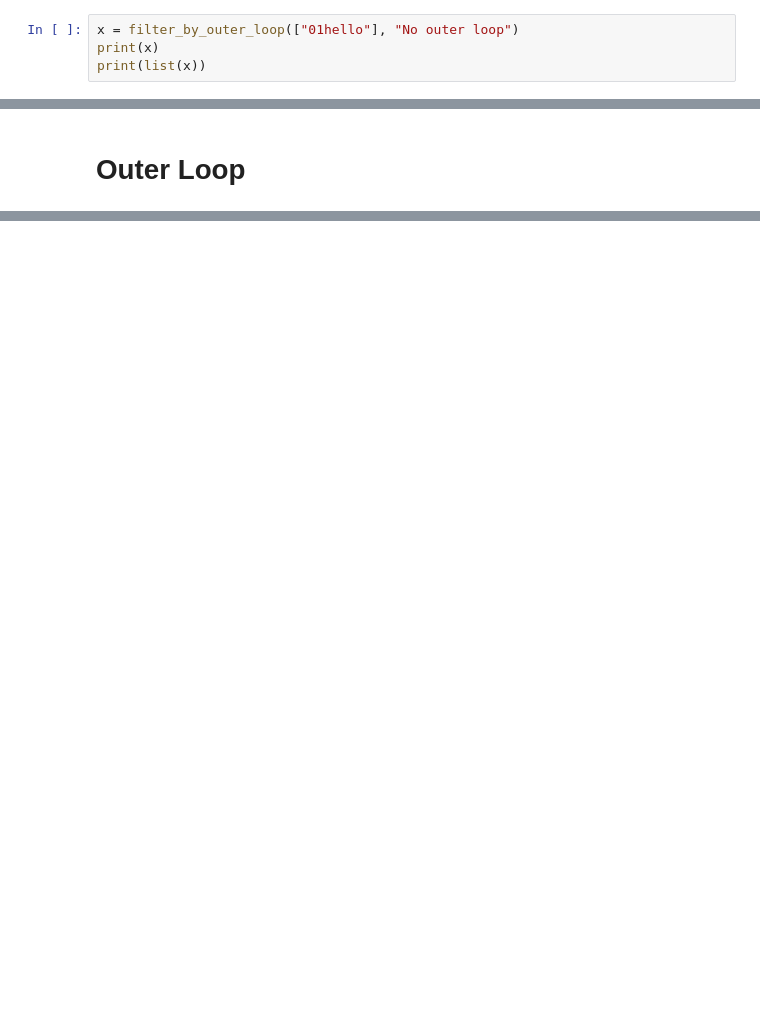
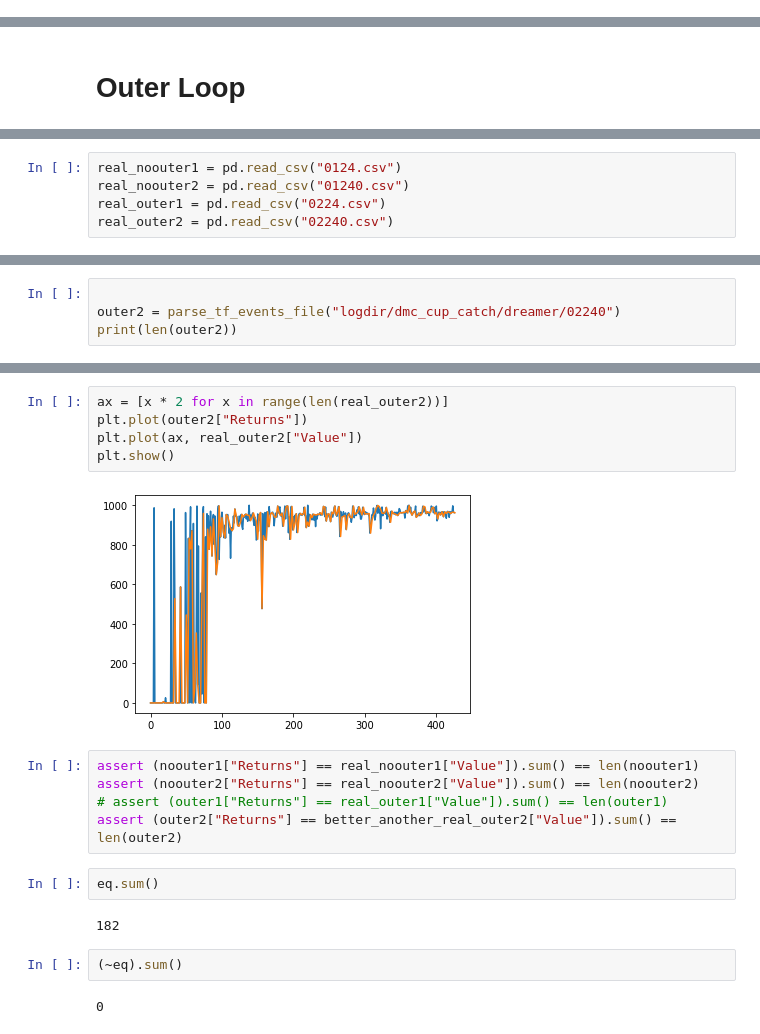
Before and after one commit to yuqingd/sim2real2sim, a Jupyter notebook: Sim2Real2Sim Plots.ipynb, the cells around one changed output, grey strips where cells are left out. Drawn from its saved outputs; the diff is of its cells as text; blank space fills up the shorter version.

```diff
--- a/Sim2Real2Sim Plots.ipynb
+++ b/Sim2Real2Sim Plots.ipynb
@@ -122,10 +154,6 @@ def filter_by_seed(files, condition):
 def filter_by_condition(files, condition):
     value = str(condition_dict[condition])
     return list(filter(lambda x: x[3] == value, files))
-# %%
-x = filter_by_outer_loop(["01hello"], "No outer loop")
-print(x)
-print(list(x))
 # %% [markdown]
 # No Outer Loop
 # %%
@@ -177,0 +307,5 @@ for condition in condition_dict.keys():
+# %%
+real_noouter1 = pd.read_csv("0124.csv")
+real_noouter2 = pd.read_csv("01240.csv")
+real_outer1 = pd.read_csv("0224.csv")
+real_outer2 = pd.read_csv("02240.csv")
@@ -177,0 +316,4 @@ for condition in condition_dict.keys():
+# %%
+
+outer2 = parse_tf_events_file("logdir/dmc_cup_catch/dreamer/02240")
+print(len(outer2))
@@ -177,0 +400,20 @@ for condition in condition_dict.keys():
+# %%
+ax = [x * 2 for x in range(len(real_outer2))]
+plt.plot(outer2["Returns"])
+plt.plot(ax, real_outer2["Value"])
+plt.show()
+# %% [output]
+[figure, added]
+# %%
+assert (noouter1["Returns"] == real_noouter1["Value"]).sum() == len(noouter1)
+assert (noouter2["Returns"] == real_noouter2["Value"]).sum() == len(noouter2)
+# assert (outer1["Returns"] == real_outer1["Value"]).sum() == len(outer1)
+assert (outer2["Returns"] == better_another_real_outer2["Value"]).sum() == len(outer2)
+# %%
+eq.sum()
+# %% [output]
+182
+# %%
+(~eq).sum()
+# %% [output]
+0
```
Also changed, not shown: parts of 21 cells of this notebook.
